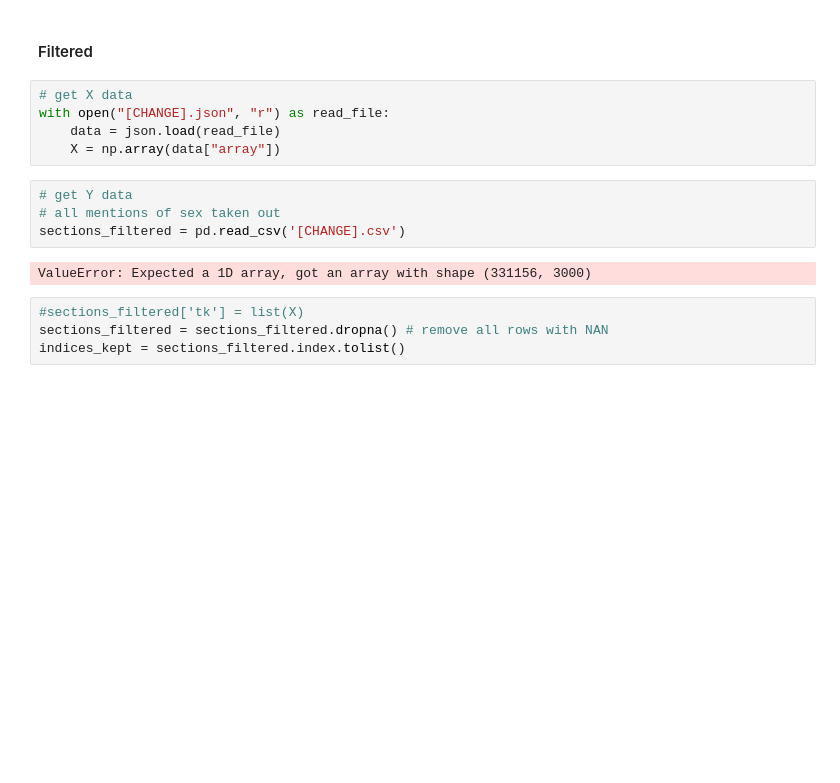
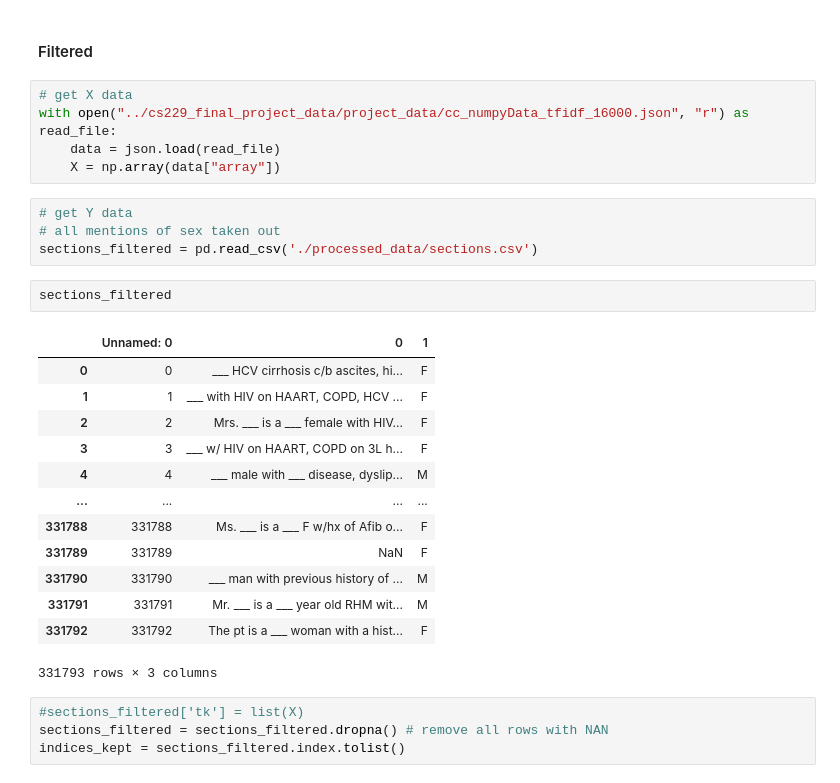
Before and after one commit to Priyankas007/CS229-Gender-Bias-Physician-Notes, a Jupyter notebook: baseline_models.ipynb, the cells around one changed output. Saved outputs shown, nothing was run; the diff lists cells and outputs as text; blank space fills up the shorter version.

```diff
--- a/baseline_models.ipynb
+++ b/baseline_models.ipynb
@@ -38,15 +38,29 @@ def run_baseline(model, x_train, y_train, x_test, y_test, save_path):
 #### Filtered
 # %%
 # get X data
-with open("[CHANGE].json", "r") as read_file:
+with open("../cs229_final_project_data/project_data/cc_numpyData_tfidf_16000.json", "r") as read_file:
     data = json.load(read_file)
     X = np.array(data["array"])
 # %%
 # get Y data
 # all mentions of sex taken out
-sections_filtered = pd.read_csv('[CHANGE].csv')
+sections_filtered = pd.read_csv('./processed_data/sections.csv')
-# %% [output]
-ValueError: Expected a 1D array, got an array with shape (331156, 3000)
+# %%
+sections_filtered
+# %% [output]
+|  | Unnamed: 0 | 0 | 1 |
+| 0 | 0 | ___ HCV cirrhosis c/b ascites, hi... | F |
+| 1 | 1 | ___ with HIV on HAART, COPD, HCV ... | F |
+| 2 | 2 | Mrs. ___ is a ___ female with HIV... | F |
+| 3 | 3 | ___ w/ HIV on HAART, COPD on 3L h... | F |
+| 4 | 4 | ___ male with ___ disease, dyslip... | M |
+| ... | ... | ... | ... |
+| 331788 | 331788 | Ms. ___ is a ___ F w/hx of Afib o... | F |
+| 331789 | 331789 | NaN | F |
+| 331790 | 331790 | ___ man with previous history of ... | M |
+| 331791 | 331791 | Mr. ___ is a ___ year old RHM wit... | M |
+| 331792 | 331792 | The pt is a ___ woman with a hist... | F |
+331793 rows × 3 columns
 # %%
 #sections_filtered['tk'] = list(X)
 sections_filtered = sections_filtered.dropna() # remove all rows with NAN
```
Also changed, not shown: 2 other files.
